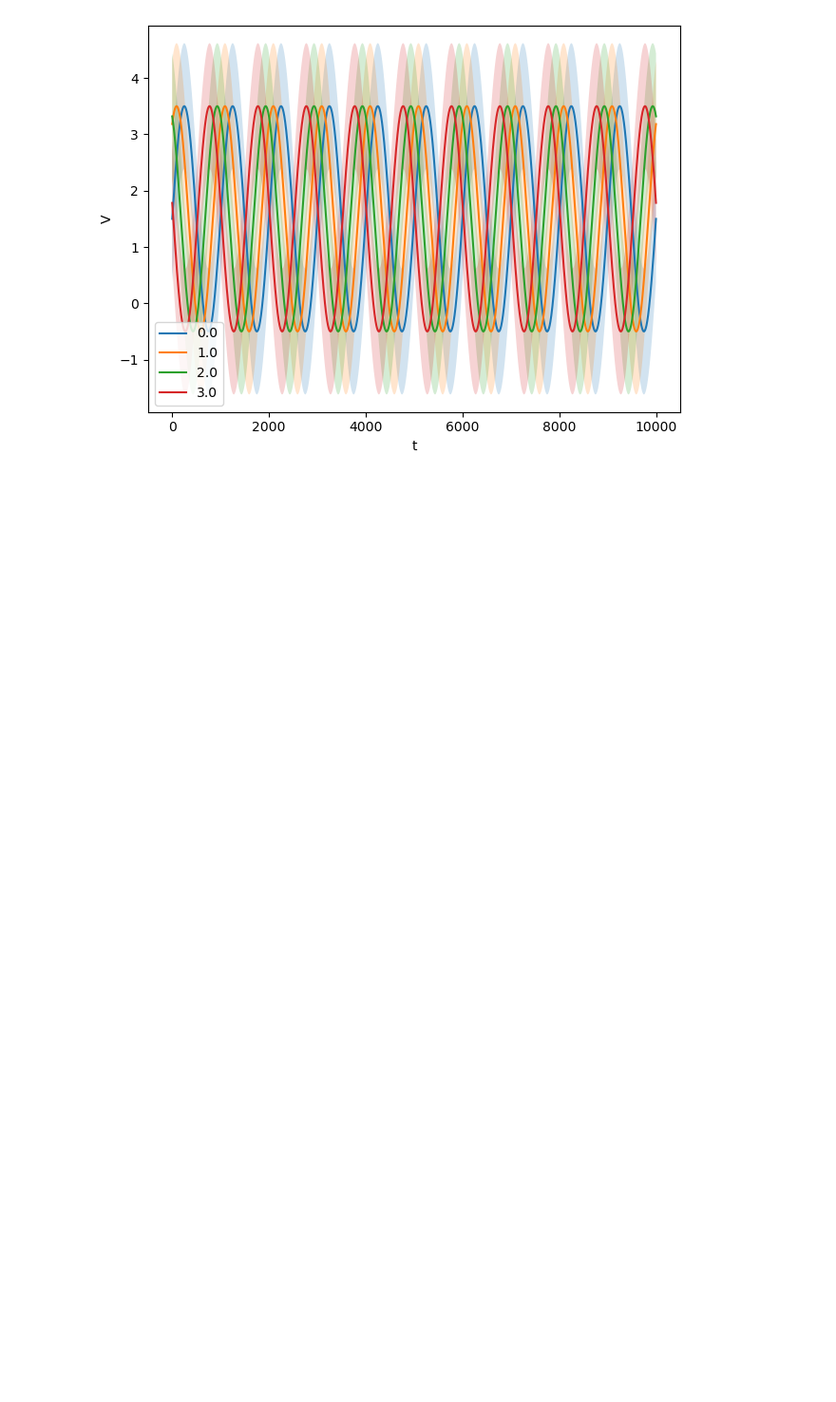
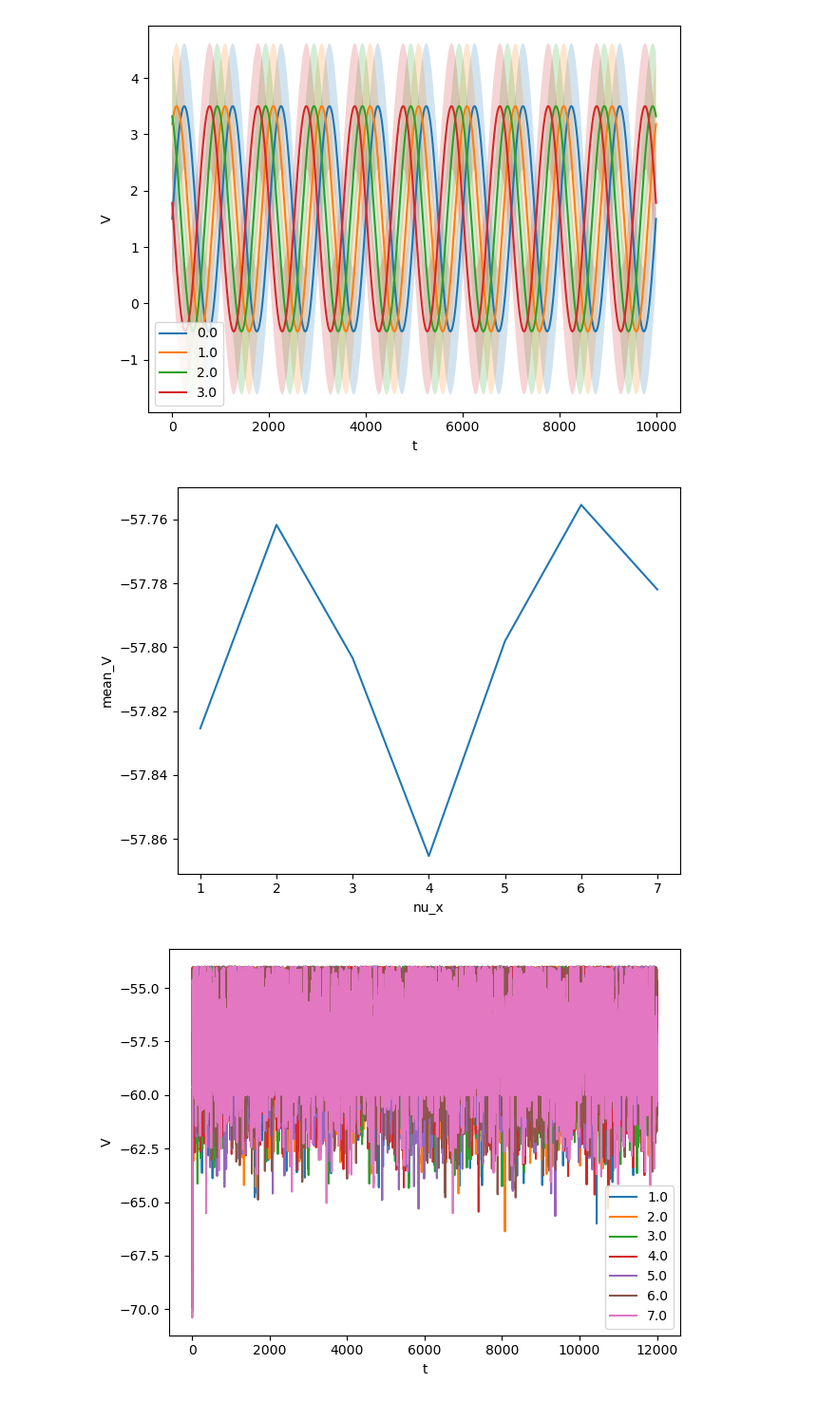
Before and after one commit to yuesha-yc/Conductance-Neurons, a Jupyter notebook: python_analysis/example_plot.ipynb, the cells around one changed output. Shown at 95% size. Drawn from its saved outputs; the diff is of its cells as text; code cells hidden in the pictures; blank space fills up the shorter version.

```diff
--- a/python_analysis/example_plot.ipynb
+++ b/python_analysis/example_plot.ipynb
@@ -124,3 +124,11 @@ plt.show()
 # %% [output]
 [figure]
 [figure]
+# %%
+trials = collect_data("../outputs/conductance/single_lif/nu_x_linear/20251010-005331-205r7n6M-nu_x_linear")
+plot_xy(trials, {}, x="nu_x", y="mean_V")
+plot_tv(trials, {}, t_key="t", v_key="V", l="nu_x")
+plt.show()
+# %% [output]
+[figure, added]
+[figure, added]
```
Also changed, not shown: parts of 1 cell of this notebook, 3 other files.
